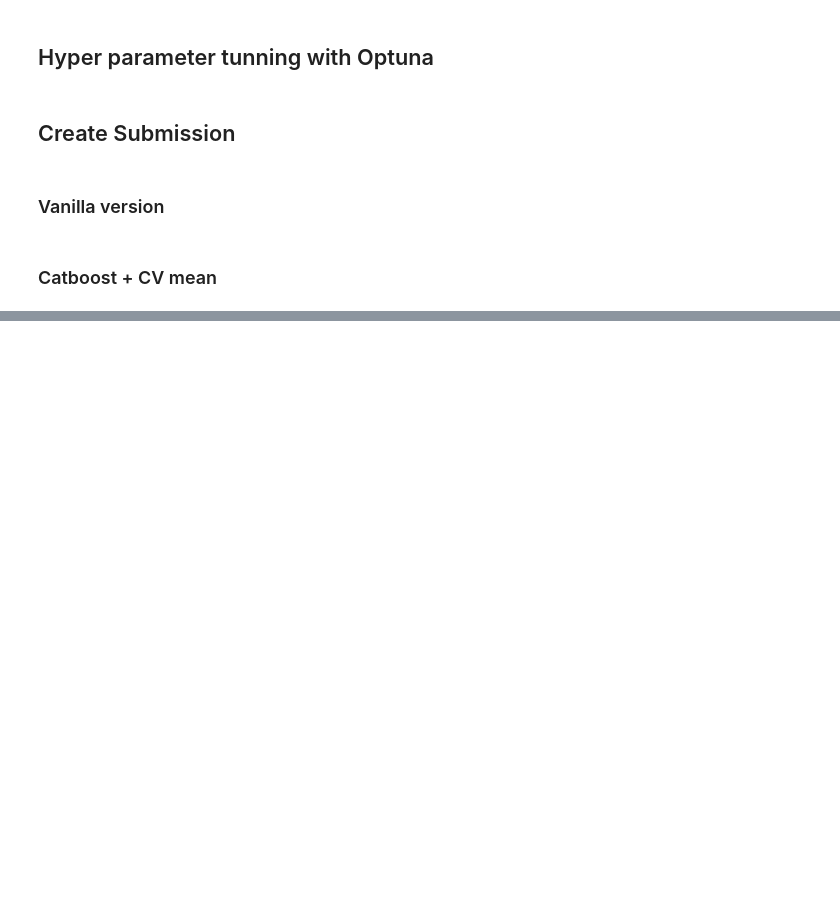
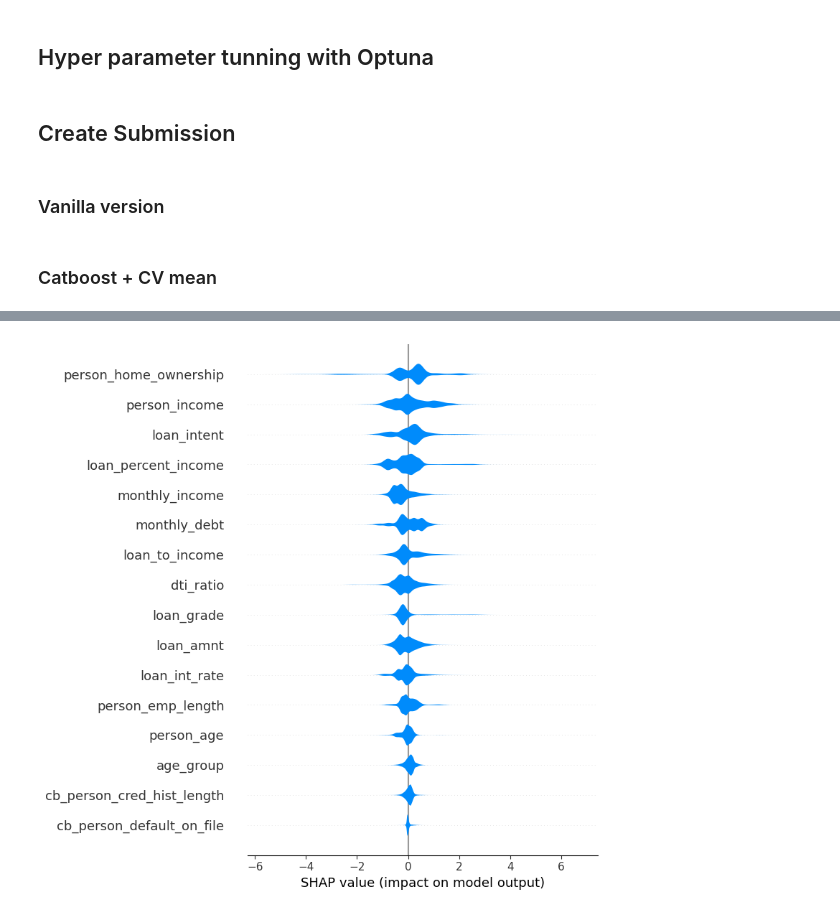
Before and after one commit to huang06/kaggle-loan-approval-prediction, a Jupyter notebook: solution.ipynb, the cells around one changed output, grey strips where cells are left out. Cells and saved outputs as stored; diff of their text form; code cells hidden in the pictures; blank space fills up the shorter version.

```diff
--- a/solution.ipynb
+++ b/solution.ipynb
@@ -43,15 +47,20 @@ cat_features = [
     "age_group",
 ]
 num_features = [
-    'person_age',
-    'person_income',
-    'person_emp_length',
-    'loan_amnt',
-    'loan_int_rate',
-    'loan_percent_income',
-    'cb_person_cred_hist_length',
-    'loan_to_income',
+    "dti_ratio",
+    "monthly_debt",
+    "monthly_income",
+    "person_age",
+    "person_income",
+    "person_emp_length",
+    "loan_amnt",
+    "loan_int_rate",
+    "loan_percent_income",
+    "cb_person_cred_hist_length",
+    "loan_to_income",
 ]
+
+features = sorted(cat_features + num_features)
 # %% [markdown]
 ## Hyper parameter tunning with Optuna
 # %%
@@ -161,0 +185,4 @@ pd.DataFrame({"id": test_id_list, "loan_status": test_y_pred}).to_csv(
+# %%
+shap.summary_plot(shap_values, features, plot_type="violin", show=False)
+# %% [output]
+[figure, added]
```
Also changed, not shown: parts of 7 cells of this notebook, 1 other file.
